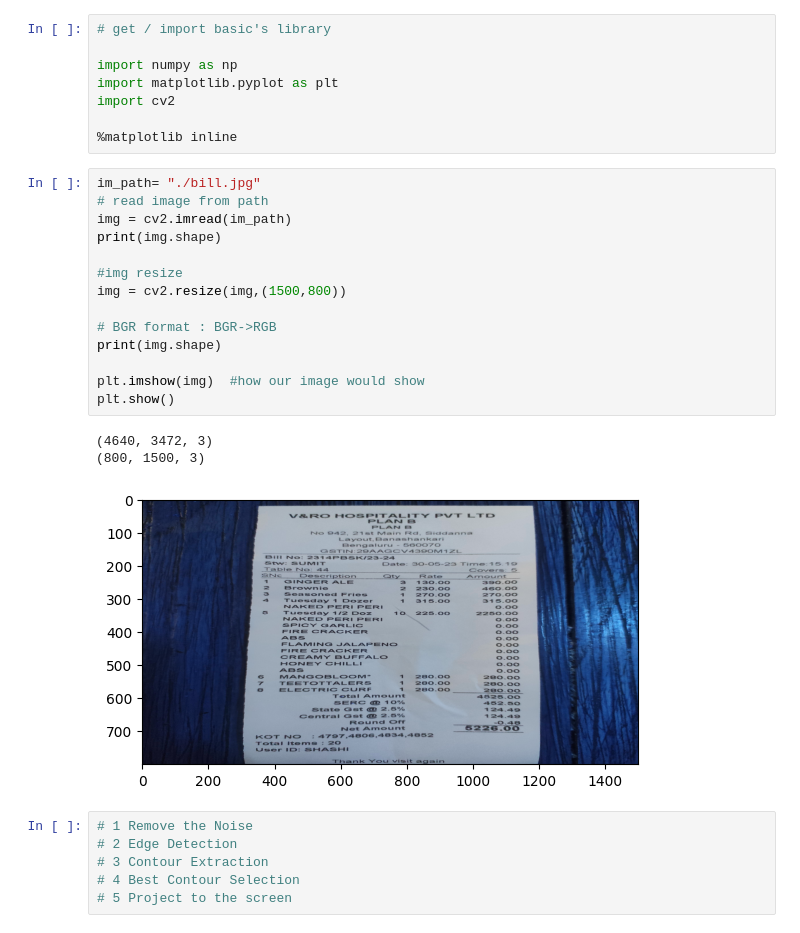
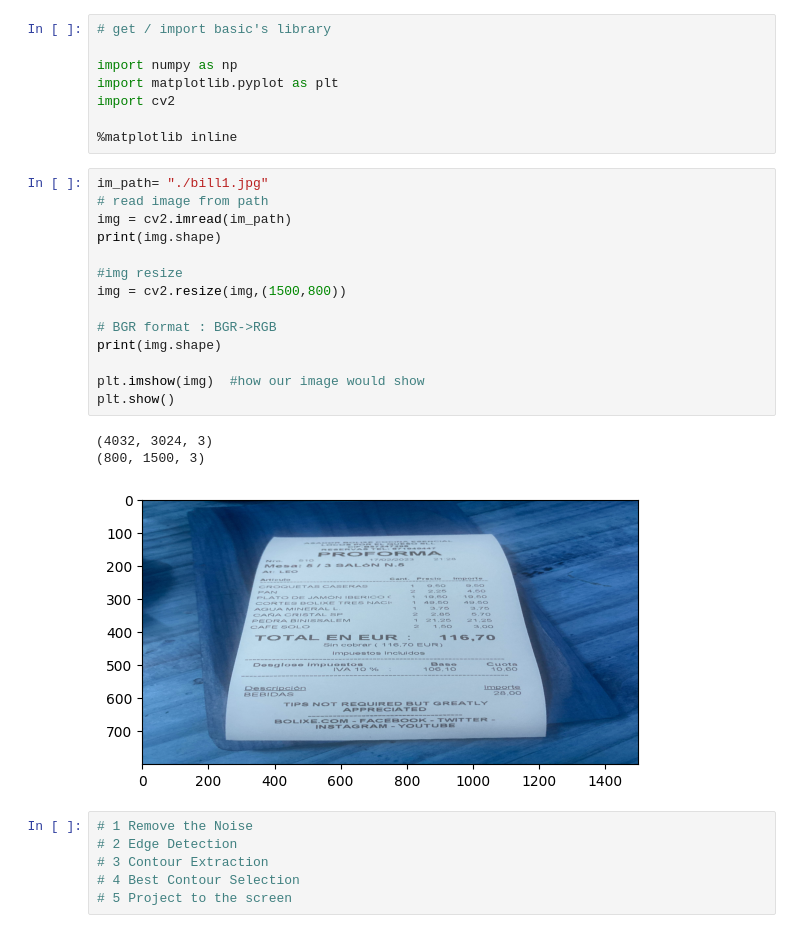
Before and after one commit to UjjwalSilwal/Cam-Scanner-project, a Jupyter notebook: Cam Scanner.ipynb, the cells around one changed output. Saved outputs shown, nothing was run; the diff lists cells and outputs as text.

```diff
--- a/Cam Scanner.ipynb
+++ b/Cam Scanner.ipynb
@@ -7,23 +7,23 @@ import cv2
 
 %matplotlib inline
 # %%
-im_path= "./bill.jpg"
+im_path= "./bill1.jpg"
 # read image from path
 img = cv2.imread(im_path)
 print(img.shape)
 
 #img resize
 img = cv2.resize(img,(1500,800))
 
 # BGR format : BGR->RGB
 print(img.shape)
 
 plt.imshow(img)  #how our image would show
 plt.show()
 # %% [output]
-(4640, 3472, 3)
+(4032, 3024, 3)
 (800, 1500, 3)
-[figure, old version]
+[figure, new version]
 # %%
 # 1 Remove the Noise
 # 2 Edge Detection
```
Also changed, not shown: parts of 7 cells of this notebook, 1 other file.
